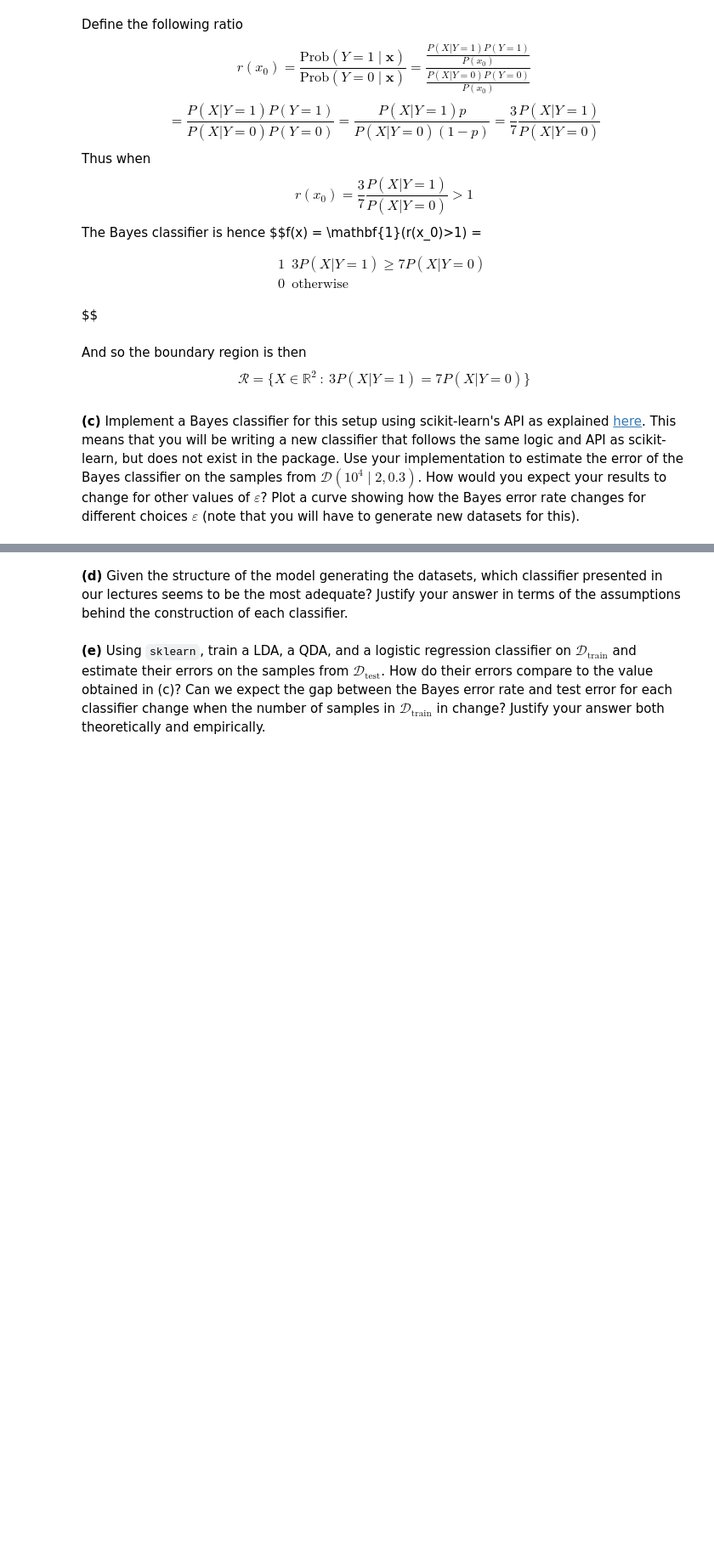
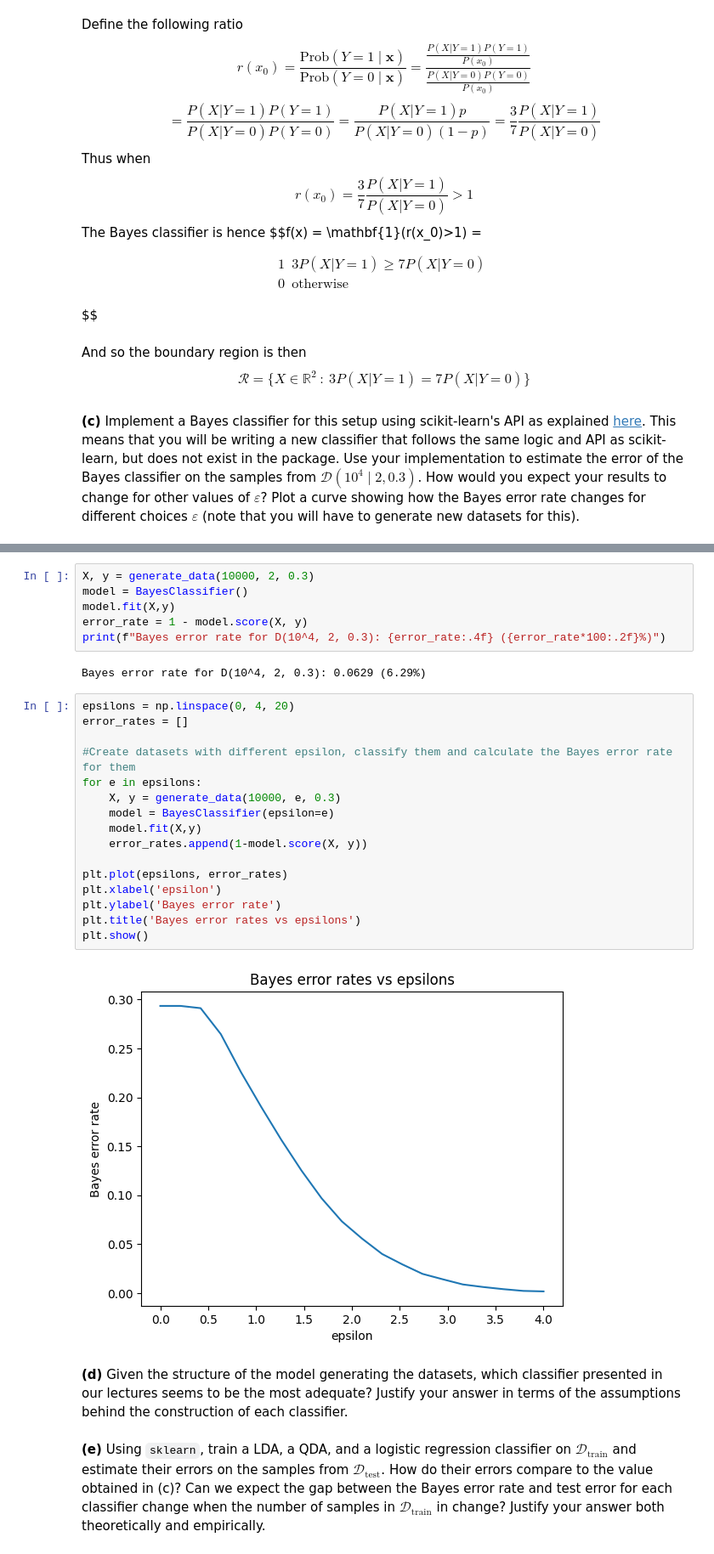
Before and after one commit to muneymo/isla2026-TP, a Jupyter notebook: TP3/TP3.ipynb, the cells around one changed output, grey strips where cells are left out. Shown at 85% size. Drawn from its saved outputs; the diff is of its cells as text; blank space fills up the shorter version.

```diff
--- a/TP3/TP3.ipynb
+++ b/TP3/TP3.ipynb
@@ -135,3 +164,29 @@ $$ \mathcal{R} = \{ X \in \mathbb{R}^2 \: : \: 3 P(X|Y=1) = 7 P(X|Y=0) \} $$
+# %%
+X, y = generate_data(10000, 2, 0.3)
+model = BayesClassifier()
+model.fit(X,y)
+error_rate = 1 - model.score(X, y)
+print(f"Bayes error rate for D(10^4, 2, 0.3): {error_rate:.4f} ({error_rate*100:.2f}%)")
+# %% [output]
+Bayes error rate for D(10^4, 2, 0.3): 0.0629 (6.29%)
+# %%
+epsilons = np.linspace(0, 4, 20)
+error_rates = []
+
+#Create datasets with different epsilon, classify them and calculate the Bayes error rate for them
+for e in epsilons:
+    X, y = generate_data(10000, e, 0.3)
+    model = BayesClassifier(epsilon=e)
+    model.fit(X,y)
+    error_rates.append(1-model.score(X, y))
+
+plt.plot(epsilons, error_rates)
+plt.xlabel('epsilon')
+plt.ylabel('Bayes error rate')
+plt.title('Bayes error rates vs epsilons')
+plt.show()
+# %% [output]
+[figure, added]
 # %% [markdown]
 **(d)** Given the structure of the model generating the datasets, which classifier presented in our lectures seems to be the most adequate? Justify your answer in terms of the assumptions behind the construction of each classifier.
 # %% [markdown]
```
Also changed, not shown: parts of 3 cells of this notebook.
